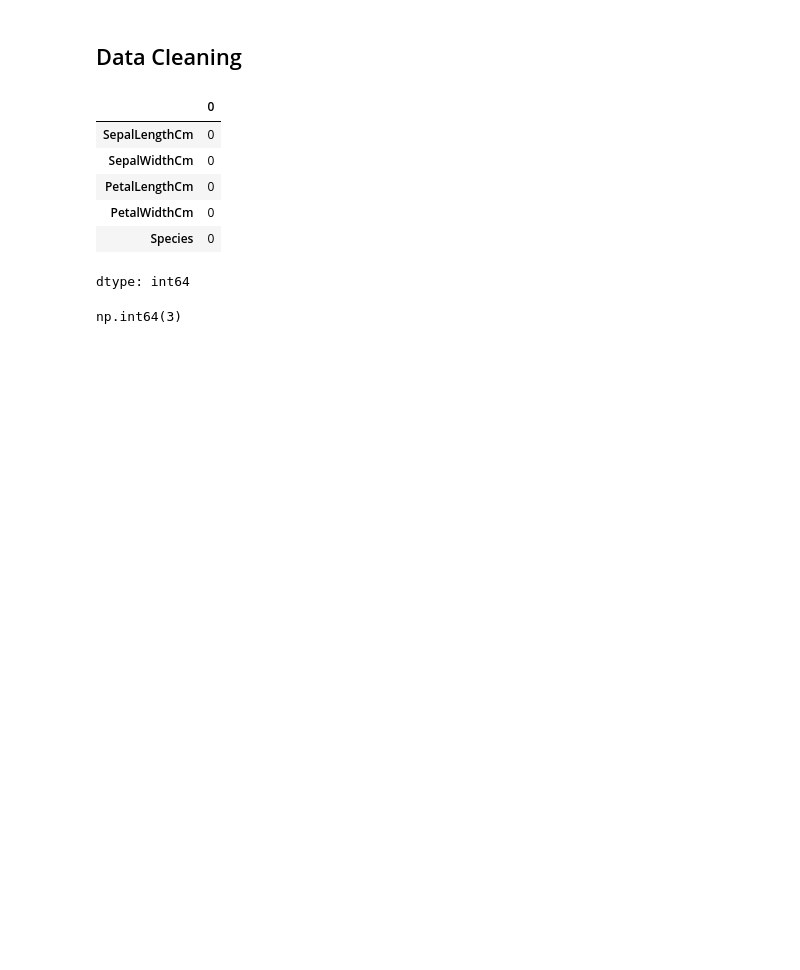
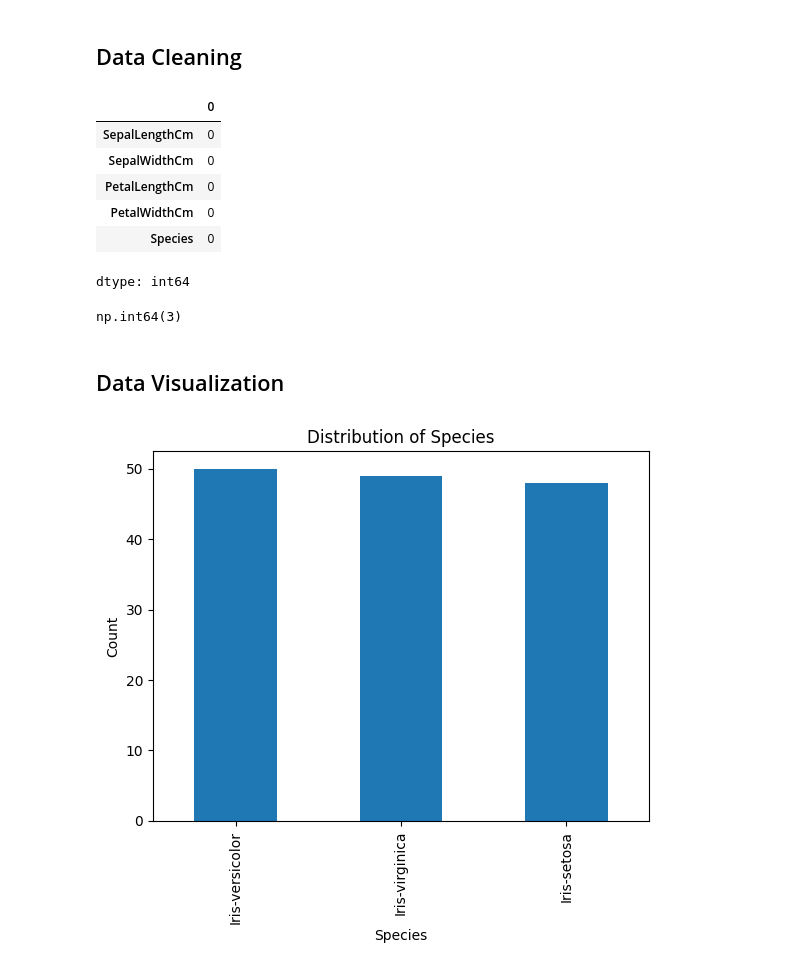
Before and after one commit to chfaizan2/CodeAlpha-Internship-Tasks, a Jupyter notebook: Task_1_Iris_Flower_Classification.ipynb, the cells around one changed output. Drawn from its saved outputs; the diff is of its cells as text; code cells hidden in the pictures; blank space fills up the shorter version.

```diff
--- a/Task_1_Iris_Flower_Classification.ipynb
+++ b/Task_1_Iris_Flower_Classification.ipynb
@@ -68,3 +68,14 @@ df.duplicated().sum()
 np.int64(3)
 # %%
 df.drop_duplicates(inplace=True)
+# %% [markdown]
+## Data Visualization
+# %%
+# Distribution of target column
+df.Species.value_counts().plot(kind='bar')
+plt.title("Distribution of Species")
+plt.xlabel("Species")
+plt.ylabel("Count")
+plt.show()
+# %% [output]
+[figure, added]
```
Also changed, not shown: parts of 4 cells of this notebook.
